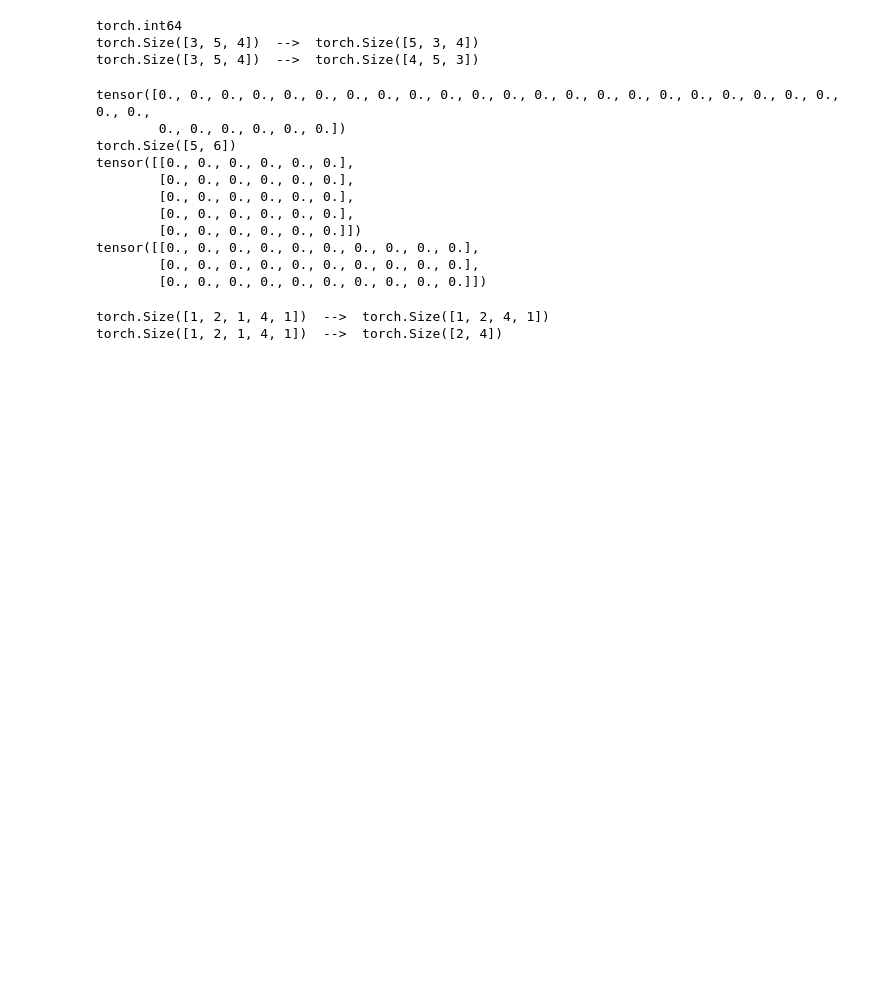
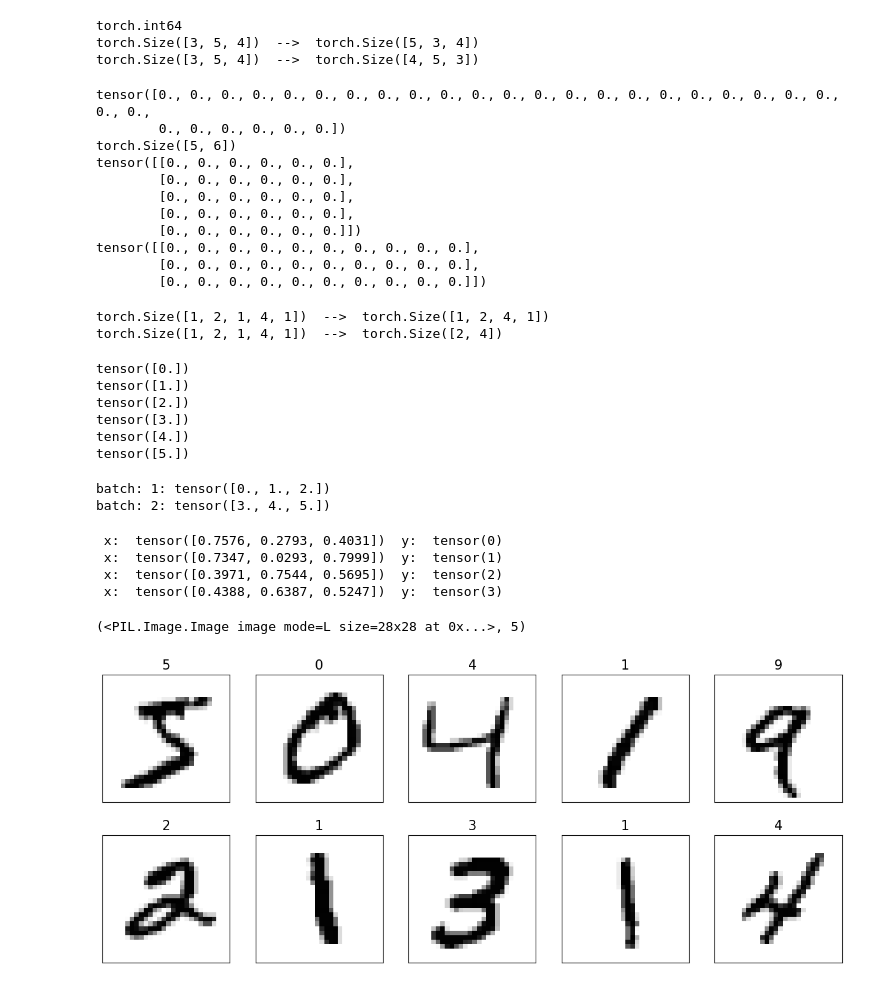
Before and after one commit to lwilsen/IEX_Training, a Jupyter notebook: Titanic/neural_networks.ipynb, the cells around one changed output. Cells and saved outputs as stored; diff of their text form; code cells hidden in the pictures; blank space fills up the shorter version.

```diff
--- a/Titanic/neural_networks.ipynb
+++ b/Titanic/neural_networks.ipynb
@@ -405,3 +413,58 @@ print(t.shape, ' --> ', t_sqz.shape)
 # %% [output]
 torch.Size([1, 2, 1, 4, 1])  -->  torch.Size([1, 2, 4, 1])
 torch.Size([1, 2, 1, 4, 1])  -->  torch.Size([2, 4])
+# %%
+t = torch.arange(6, dtype = torch.float32)
+data_loader = DataLoader(t)
+for item in data_loader:
+    print(item)
+# %% [output]
+tensor([0.])
+tensor([1.])
+tensor([2.])
+tensor([3.])
+tensor([4.])
+tensor([5.])
+# %%
+data_loader = DataLoader(t, batch_size=3, drop_last=False)
+for i, batch in enumerate(data_loader,1): #the 1 here intializes the first index at 1
+    print(f'batch: {i}:', batch)
+# %% [output]
+batch: 1: tensor([0., 1., 2.])
+batch: 2: tensor([3., 4., 5.])
+# %%
+torch.manual_seed(1)
+
+t_x = torch.rand([4, 3], dtype=torch.float32)
+t_y = torch.arange(4)
+
+joint_dataset = TensorDataset(t_x,t_y)
+
+for example in joint_dataset:
+    print(' x: ',example[0],
+          ' y: ',example[1])
+# %% [output]
+ x:  tensor([0.7576, 0.2793, 0.4031])  y:  tensor(0)
+ x:  tensor([0.7347, 0.0293, 0.7999])  y:  tensor(1)
+ x:  tensor([0.3971, 0.7544, 0.5695])  y:  tensor(2)
+ x:  tensor([0.4388, 0.6387, 0.5247])  y:  tensor(3)
+# %%
+import os
+from itertools import islice
+import torch.utils
+image_path = desktop_path = os.path.join(os.path.join(os.path.expanduser('~')), 'Desktop/IEX/IEX_Training')
+mnist_dataset = torchvision.datasets.MNIST(image_path, 'train', download = True)
+assert isinstance(mnist_dataset, torch.utils.data.Dataset)
+example = next(iter(mnist_dataset))
+print(example)
+
+fig = plt.figure(figsize=(15,6))
+for i, (image,label) in islice(enumerate(mnist_dataset), 10):
+    ax = fig.add_subplot(2,5,i+1)
+    ax.set_xticks([]); ax.set_yticks([])
+    ax.imshow(image, cmap='gray_r')
+    ax.set_title(f'{label}', size=15)
+plt.show()
+# %% [output]
+(<PIL.Image.Image image mode=L size=28x28 at 0x...>, 5)
+[figure, added]
```
Also changed, not shown: parts of 29 cells of this notebook, 11 other files.
